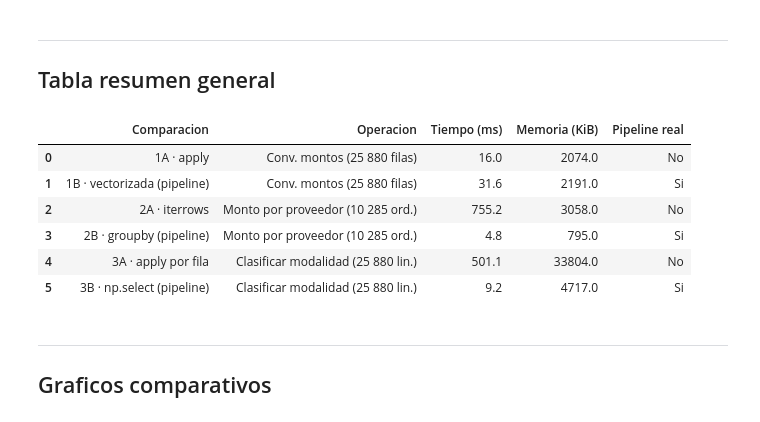
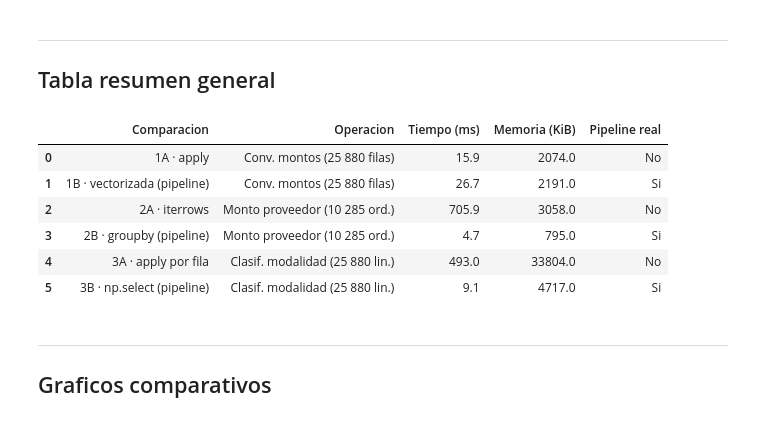
Before and after one commit to Isonauta/mcdi500-proyecto-abp-v2, a Jupyter notebook: F3/F3_eficiencia.ipynb, the cells around one changed output. Cells and saved outputs as stored; diff of their text form; code cells hidden in the pictures.

```diff
--- a/F3/F3_eficiencia.ipynb
+++ b/F3/F3_eficiencia.ipynb
@@ -229,36 +307,36 @@ no el parseo de strings como en la Comparacion 1.
 # %%
 resumen_general = pd.DataFrame({
     'Comparacion': [
         '1A · apply', '1B · vectorizada (pipeline)',
         '2A · iterrows', '2B · groupby (pipeline)',
         '3A · apply por fila', '3B · np.select (pipeline)',
     ],
     'Operacion': [
         'Conv. montos (25 880 filas)', 'Conv. montos (25 880 filas)',
-        'Monto por proveedor (10 285 ord.)', 'Monto por proveedor (10 285 ord.)',
-        'Clasificar modalidad (25 880 lin.)', 'Clasificar modalidad (25 880 lin.)',
+        'Monto proveedor (10 285 ord.)', 'Monto proveedor (10 285 ord.)',
+        'Clasif. modalidad (25 880 lin.)', 'Clasif. modalidad (25 880 lin.)',
     ],
     'Tiempo (ms)': [
         round(t_a*1000,1), round(t_b*1000,1),
         round(t_c*1000,1), round(t_d*1000,1),
         round(t_e*1000,1), round(t_f*1000,1),
     ],
     'Memoria (KiB)': [
         round(mem_a,0), round(mem_b,0),
         round(mem_c,0), round(mem_d,0),
         round(mem_e,0), round(mem_f,0),
     ],
     'Pipeline real': ['No','Si','No','Si','No','Si'],
 })
 resumen_general
 # %% [output]
 |  | Comparacion | Operacion | Tiempo (ms) | Memoria (KiB) | Pipeline real |
-| 0 | 1A · apply | Conv. montos (25 880 filas) | 16.0 | 2074.0 | No |
-| 1 | 1B · vectorizada (pipeline) | Conv. montos (25 880 filas) | 31.6 | 2191.0 | Si |
-| 2 | 2A · iterrows | Monto por proveedor (10 285 ord.) | 755.2 | 3058.0 | No |
-| 3 | 2B · groupby (pipeline) | Monto por proveedor (10 285 ord.) | 4.8 | 795.0 | Si |
-| 4 | 3A · apply por fila | Clasificar modalidad (25 880 lin.) | 501.1 | 33804.0 | No |
-| 5 | 3B · np.select (pipeline) | Clasificar modalidad (25 880 lin.) | 9.2 | 4717.0 | Si |
+| 0 | 1A · apply | Conv. montos (25 880 filas) | 15.9 | 2074.0 | No |
+| 1 | 1B · vectorizada (pipeline) | Conv. montos (25 880 filas) | 26.7 | 2191.0 | Si |
+| 2 | 2A · iterrows | Monto proveedor (10 285 ord.) | 705.9 | 3058.0 | No |
+| 3 | 2B · groupby (pipeline) | Monto proveedor (10 285 ord.) | 4.7 | 795.0 | Si |
+| 4 | 3A · apply por fila | Clasif. modalidad (25 880 lin.) | 493.0 | 33804.0 | No |
+| 5 | 3B · np.select (pipeline) | Clasif. modalidad (25 880 lin.) | 9.1 | 4717.0 | Si |
 # %% [markdown]
 ---
 ## Graficos comparativos
```
Also changed, not shown: parts of 23 cells of this notebook.
